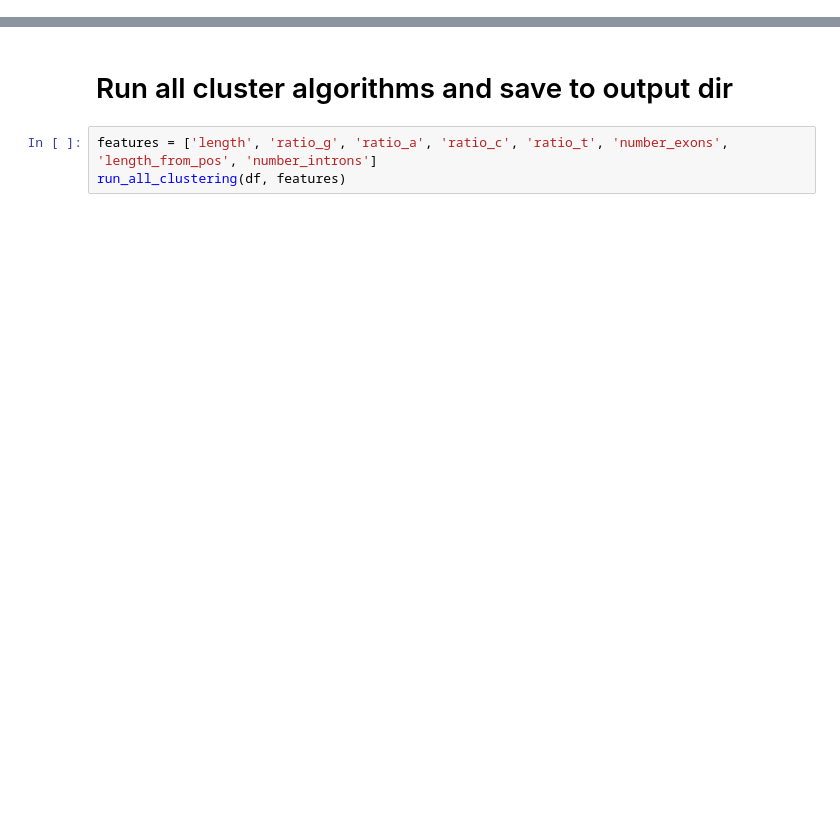
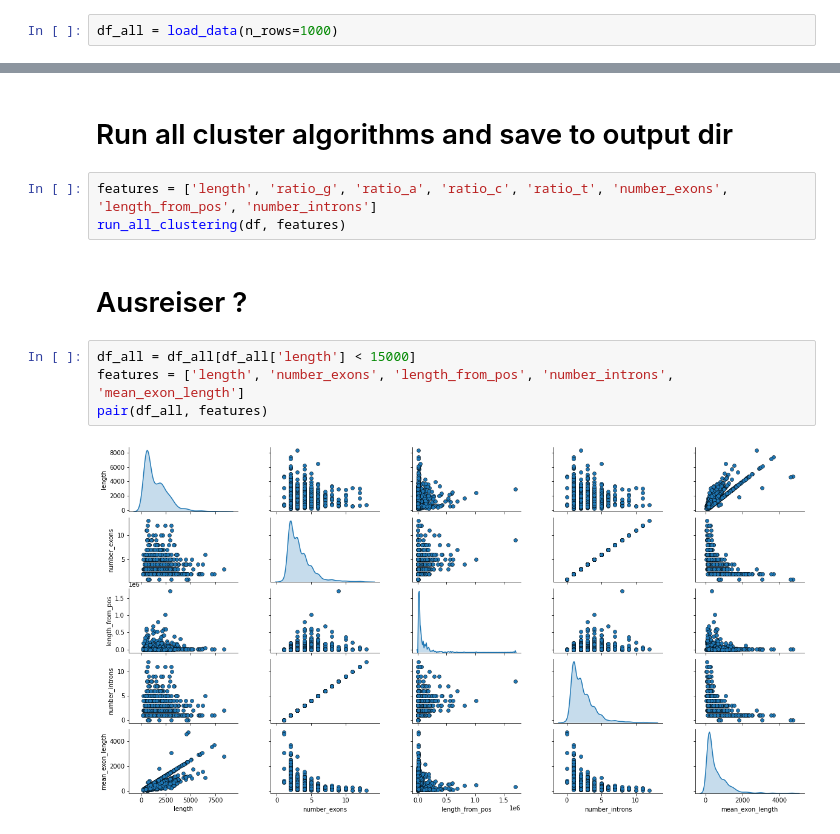
Before and after one commit to hahahannes/rna-clustering, a Jupyter notebook: notebook.ipynb, the cells around one changed output, grey strips where cells are left out. Saved outputs shown, nothing was run; the diff lists cells and outputs as text; blank space fills up the shorter version.

```diff
--- a/notebook.ipynb
+++ b/notebook.ipynb
@@ -9,3 +5,5 @@ df = load_data()
+# %%
+df_all = load_data(n_rows=1000)
 # %% [markdown]
 # Create pair plot for all features
 # %%
@@ -16,3 +16,11 @@ pair(df, features)
 # %%
 features = ['length', 'ratio_g', 'ratio_a', 'ratio_c', 'ratio_t', 'number_exons', 'length_from_pos', 'number_introns']
 run_all_clustering(df, features)
+# %% [markdown]
+# Ausreiser ?
+# %%
+df_all = df_all[df_all['length'] < 15000]
+features = ['length', 'number_exons', 'length_from_pos', 'number_introns', 'mean_exon_length']
+pair(df_all, features)
+# %% [output]
+[figure, added]
```
Also changed, not shown: parts of 17 cells of this notebook, 3 other files.
